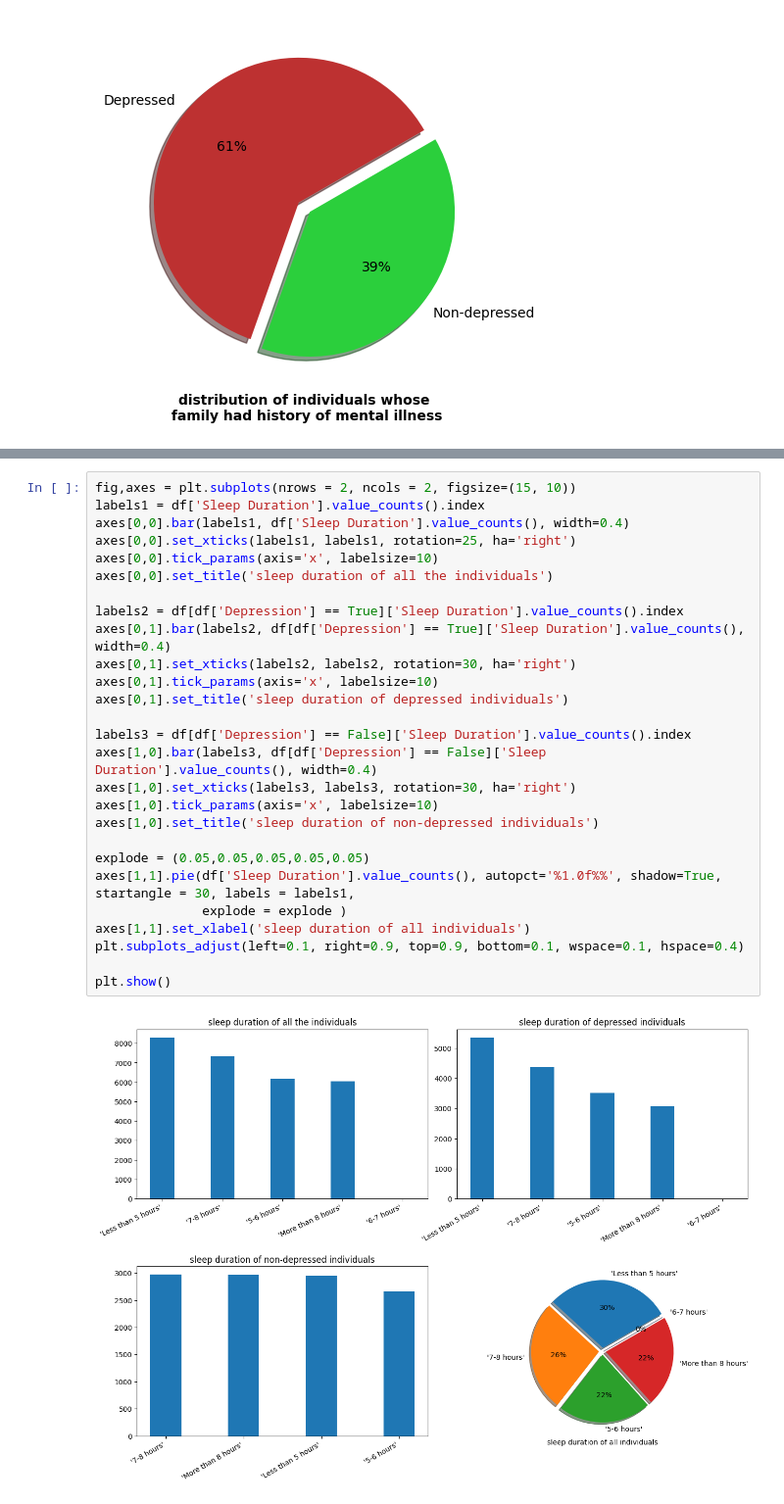
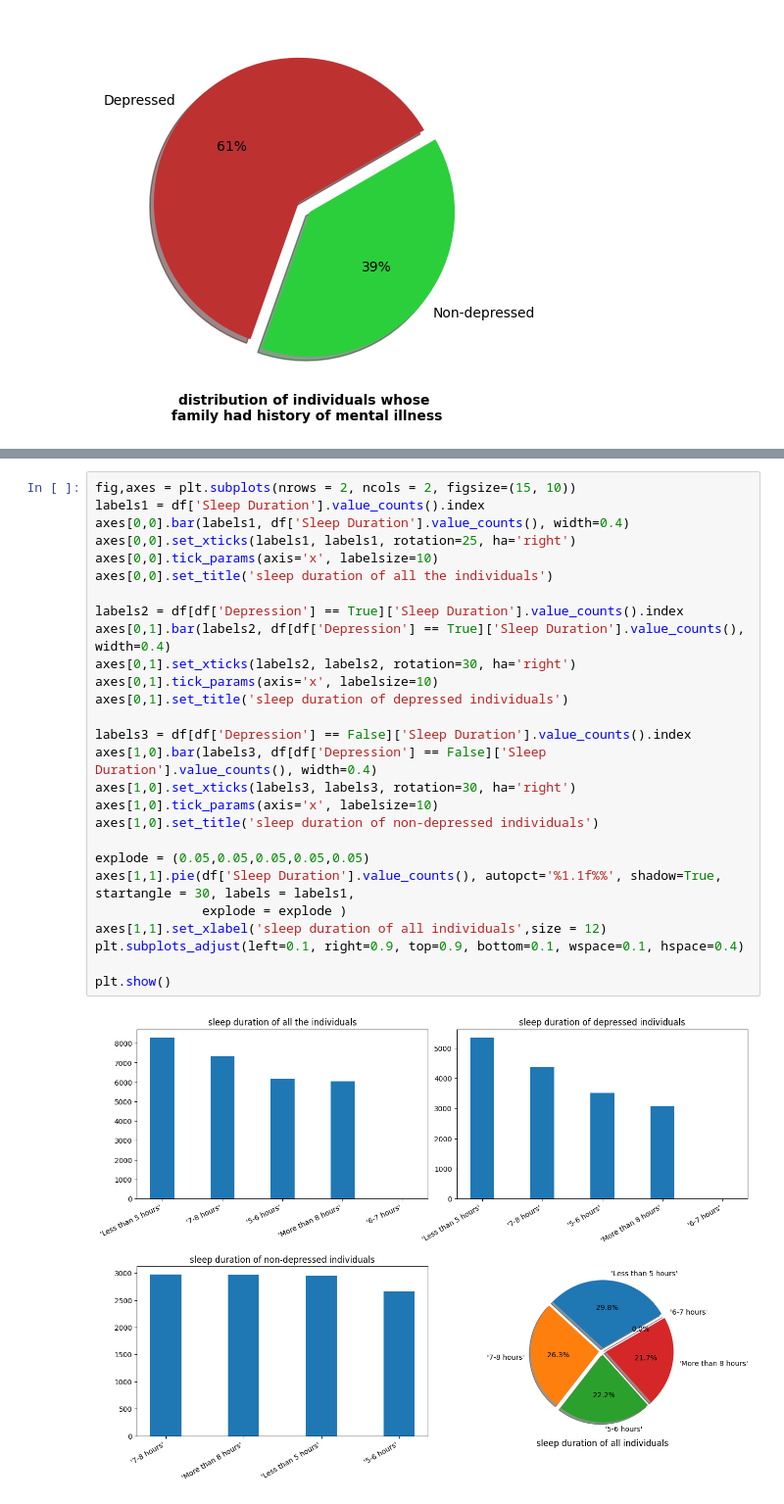
Before and after one commit to gagankumar2488/student_depression_data_analysis, a Jupyter notebook: analysis/analysis_process.ipynb, the cells around one changed output, grey strips where cells are left out. Shown: that part at 98% size. Cells and saved outputs as stored; diff of their text form.

```diff
--- a/analysis/analysis_process.ipynb
+++ b/analysis/analysis_process.ipynb
@@ -80,32 +70,32 @@ Name: count, dtype: int64
 # %%
 fig,axes = plt.subplots(nrows = 2, ncols = 2, figsize=(15, 10))
 labels1 = df['Sleep Duration'].value_counts().index
 axes[0,0].bar(labels1, df['Sleep Duration'].value_counts(), width=0.4)
 axes[0,0].set_xticks(labels1, labels1, rotation=25, ha='right')
 axes[0,0].tick_params(axis='x', labelsize=10)
 axes[0,0].set_title('sleep duration of all the individuals')
 
 labels2 = df[df['Depression'] == True]['Sleep Duration'].value_counts().index
 axes[0,1].bar(labels2, df[df['Depression'] == True]['Sleep Duration'].value_counts(), width=0.4)
 axes[0,1].set_xticks(labels2, labels2, rotation=30, ha='right')
 axes[0,1].tick_params(axis='x', labelsize=10)
 axes[0,1].set_title('sleep duration of depressed individuals')
 
 labels3 = df[df['Depression'] == False]['Sleep Duration'].value_counts().index
 axes[1,0].bar(labels3, df[df['Depression'] == False]['Sleep Duration'].value_counts(), width=0.4)
 axes[1,0].set_xticks(labels3, labels3, rotation=30, ha='right')
 axes[1,0].tick_params(axis='x', labelsize=10)
 axes[1,0].set_title('sleep duration of non-depressed individuals')
 
 explode = (0.05,0.05,0.05,0.05,0.05)
-axes[1,1].pie(df['Sleep Duration'].value_counts(), autopct='%1.0f%%', shadow=True, startangle = 30, labels = labels1,
+axes[1,1].pie(df['Sleep Duration'].value_counts(), autopct='%1.1f%%', shadow=True, startangle = 30, labels = labels1,
               explode = explode )
-axes[1,1].set_xlabel('sleep duration of all individuals')
+axes[1,1].set_xlabel('sleep duration of all individuals',size = 12)
 plt.subplots_adjust(left=0.1, right=0.9, top=0.9, bottom=0.1, wspace=0.1, hspace=0.4)
 
 plt.show()
 # %% [output]
-[figure, old version]
+[figure, new version]
 # %%
 fig,axes = plt.subplots(nrows = 2, ncols = 2, figsize=(15, 10))
 labels1 = df['Dietary Habits'].value_counts().index
```
Also changed, not shown: parts of 8 cells of this notebook, 2 other files.
